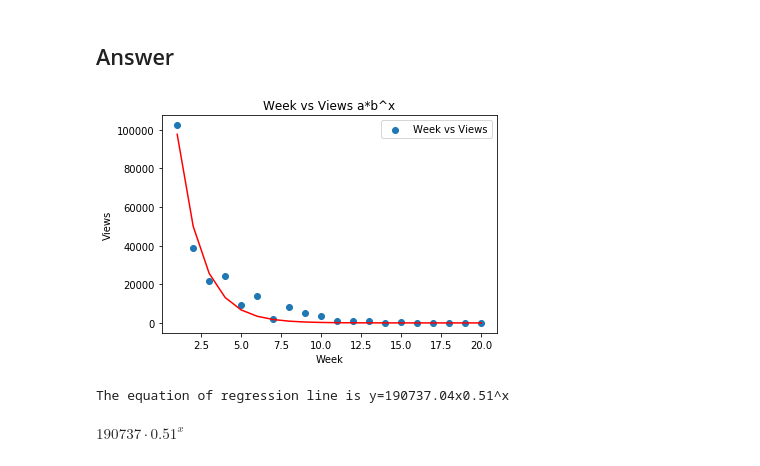
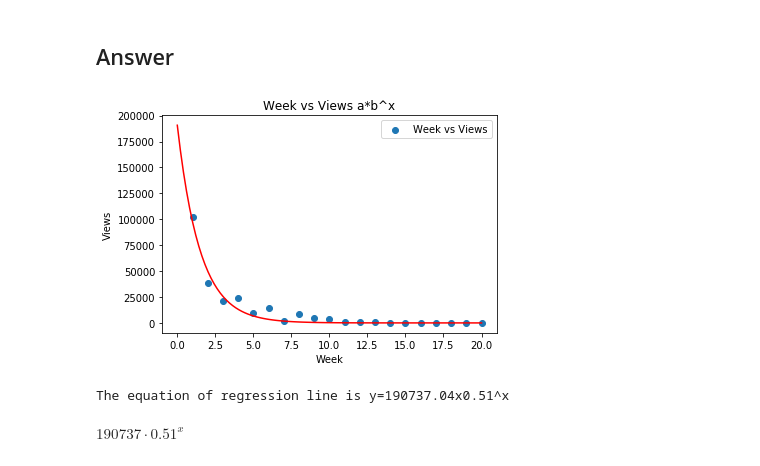
Before and after one commit to shinokada/python-for-ib-diploma-mathematics, a Jupyter notebook: Modelling_functions.ipynb, the cells around one changed output. Drawn from its saved outputs; the diff is of its cells as text; code cells hidden in the pictures.

```diff
--- a/Modelling_functions.ipynb
+++ b/Modelling_functions.ipynb
@@ -443,6 +443,13 @@ y=np.array([0,0.012,0.06,0.162,0.336,0.6,0.972])
 
 Could you plot a scatter and a regression line? The regression line equation should be
 # %%
+import numpy as np
+import matplotlib.pyplot as plt
+%matplotlib inline
+
+x=np.arange(1,8)
+y=np.array([0,0.012,0.06,0.162,0.336,0.6,0.972])
+
 plt.scatter(x,y,label='x vs y')
 
 coef = np.polyfit(x, y, 3)
@@ -518,6 +525,9 @@ import numpy as np
 import matplotlib.pyplot as plt
 from scipy.optimize import curve_fit
 %matplotlib inline
+
+day = np.arange(0,8)
+weight = np.array([251,209,157,129,103,81,66,49])
 
 def func(x, a, b, c):
     return a * np.exp(-b * x) + c
@@ -552,6 +562,9 @@ import numpy as np
 import matplotlib.pyplot as plt
 from scipy.optimize import curve_fit
 %matplotlib inline
+
+day = np.arange(0,8)
+weight = np.array([251,209,157,129,103,81,66,49])
 
 def func2(x, a, b):
     return a * np.exp(-b * x)
@@ -585,6 +598,9 @@ import numpy as np
 import matplotlib.pyplot as plt
 from scipy.optimize import curve_fit
 %matplotlib inline
+
+day = np.arange(0,8)
+weight = np.array([251,209,157,129,103,81,66,49])
 
 def func3(x, a, b):
     return a * b ** x
@@ -633,30 +649,31 @@ print(views)
 # %%
 import matplotlib.pyplot as plt
 from scipy.optimize import curve_fit
 %matplotlib inline
 
 def func(x, a, b):
     return a * b**x
 
 popt, pcov = curve_fit(func, week, views, p0=[100000, 0.5])
 plt.scatter(week,views,label='Week vs Views')
 
 x_plot=np.linspace(0,20,100)
-plt.plot(week, func(week, *popt), 'r-')
+
+plt.plot(x_plot, func(x_plot, *popt), 'r-')
 plt.title("Week vs Views a*b^x")
 plt.xlabel('Week')
 plt.ylabel('Views')
 plt.legend()
 plt.show()
 # equation
 a=popt[0].round(2)
 b=popt[1].round(2)
 
 # print(pcov)
 
 print(f'The equation of regression line is y={a}x{b}^x')
 # %% [output]
-[figure, old version]
+[figure, new version]
 The equation of regression line is y=190737.04x0.51^x
 # %% [markdown]
 $190737\cdot 0.51^x$
```
